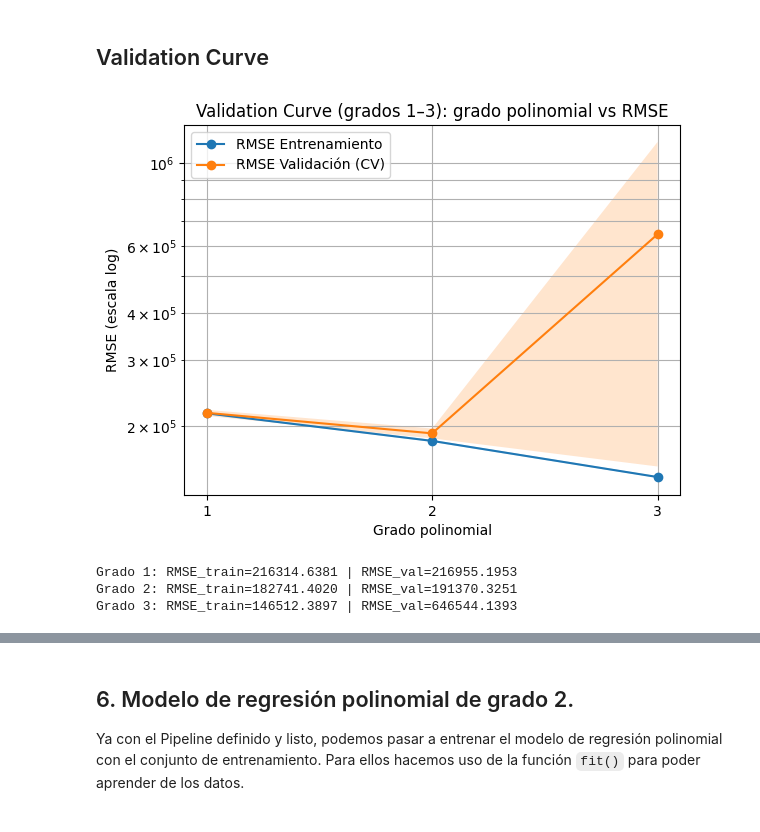
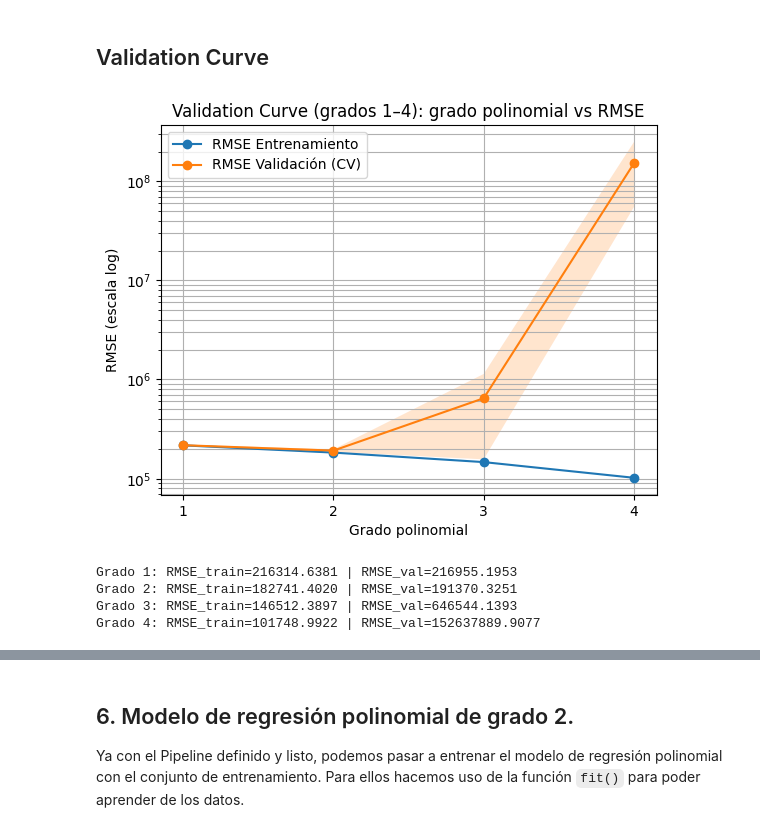
Before and after one commit to mattiaricc05/MaterialDeClase-ISIS-2611, a Jupyter notebook: Prácticas/Regresion Polinomial/RegresionPolinomial.ipynb, the cells around one changed output, grey strips where cells are left out. Cells and saved outputs as stored; diff of their text form; code cells hidden in the pictures.

Commit message:
Validation Curve

```diff
--- a/Prácticas/Regresion Polinomial/RegresionPolinomial.ipynb
+++ b/Prácticas/Regresion Polinomial/RegresionPolinomial.ipynb
@@ -179,8 +179,8 @@ pipeline_regresion_polinomial = Pipeline(steps=[
 # %% [markdown]
 ## Validation Curve
 # %%
-# 1) Solo grados 1, 2 y 3 (excluye 4)
-param_range = [1, 2, 3]
+# 1) Solo grados 1, 2, 3 y 4
+param_range = [1, 2, 3, 4]
 
 # 2) Validation curve (neg RMSE)
 train_scores, val_scores = validation_curve(
@@ -195,36 +195,37 @@ train_scores, val_scores = validation_curve(
 )
 
 # 3) Convertir a RMSE positivo
 train_rmse = -train_scores
 val_rmse   = -val_scores
 
 train_mean, train_std = train_rmse.mean(axis=1), train_rmse.std(axis=1)
 val_mean, val_std     = val_rmse.mean(axis=1), val_rmse.std(axis=1)
 
 # 4) Graficar con escala logarítmica
 plt.figure()
 
 plt.plot(param_range, train_mean, marker="o", label="RMSE Entrenamiento")
 plt.plot(param_range, val_mean, marker="o", label="RMSE Validación (CV)")
 
 plt.fill_between(param_range, train_mean - train_std, train_mean + train_std, alpha=0.2)
 plt.fill_between(param_range, val_mean - val_std, val_mean + val_std, alpha=0.2)
 
 plt.xticks(param_range)
 plt.xlabel("Grado polinomial")
 plt.ylabel("RMSE (escala log)")
-plt.title("Validation Curve (grados 1–3): grado polinomial vs RMSE")
+plt.title("Validation Curve (grados 1–4): grado polinomial vs RMSE")
 
-plt.yscale("log")  # ✅ escala logarítmica
+plt.yscale("log")  #escala logarítmica
 plt.grid(True, which="both")
 plt.legend()
 plt.show()
 
 # 5) Imprimir resumen
 for d, tr, va in zip(param_range, train_mean, val_mean):
     print(f"Grado {d}: RMSE_train={tr:.4f} | RMSE_val={va:.4f}")
 # %% [output]
-[figure, old version]
+[figure, new version]
 Grado 1: RMSE_train=216314.6381 | RMSE_val=216955.1953
 Grado 2: RMSE_train=182741.4020 | RMSE_val=191370.3251
 Grado 3: RMSE_train=146512.3897 | RMSE_val=646544.1393
+Grado 4: RMSE_train=101748.9922 | RMSE_val=152637889.9077
```
Also changed, not shown: parts of 3 cells of this notebook, 1 other file.
